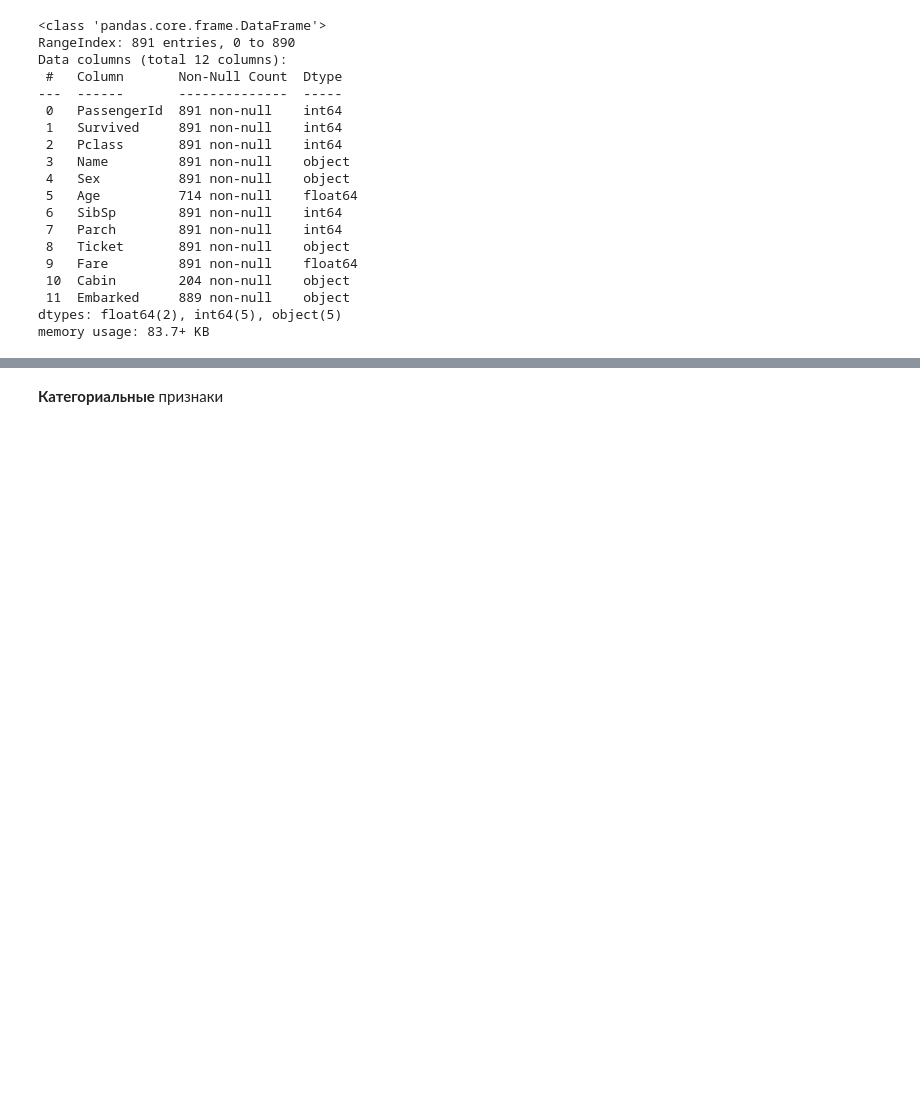
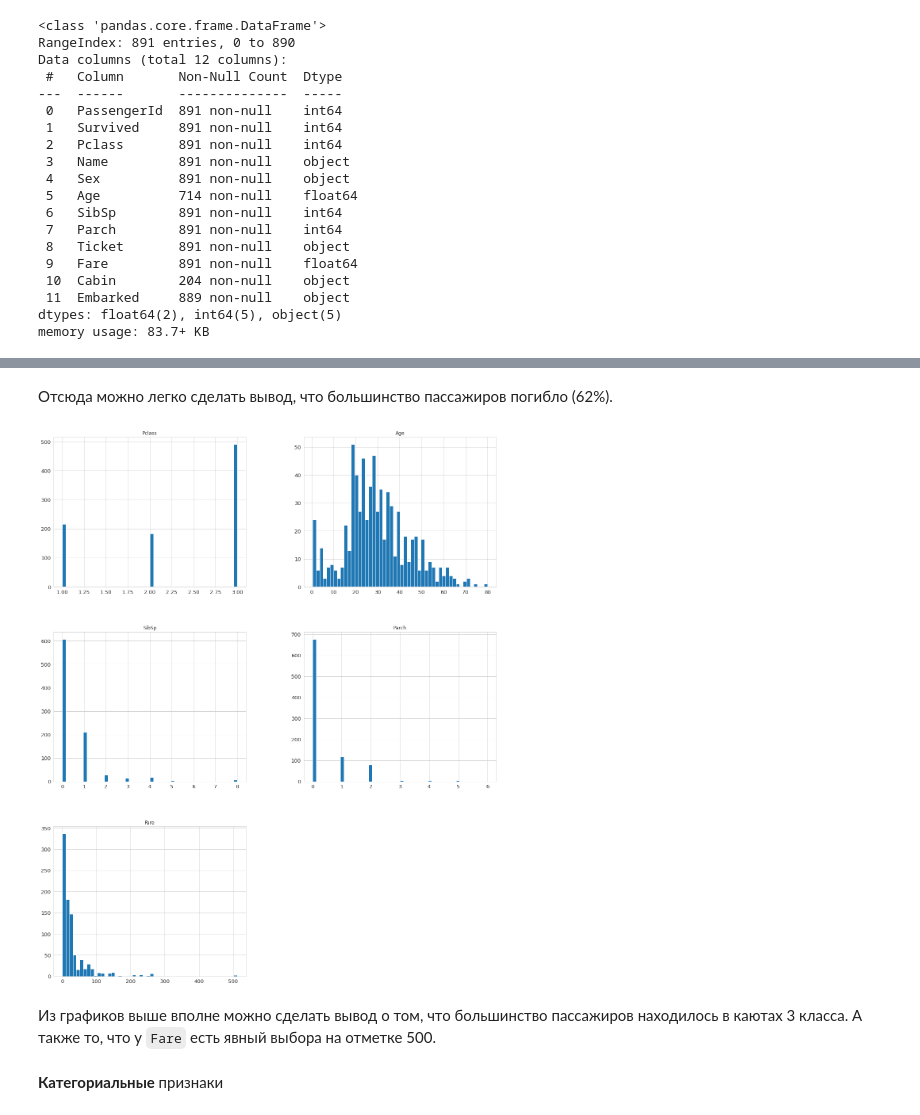
Before and after one commit to Lpshkn/Tutors, a Jupyter notebook: Practice/Titanic/Solution.ipynb, the cells around one changed output, grey strips where cells are left out. Drawn from its saved outputs; the diff is of its cells as text; code cells hidden in the pictures; blank space fills up the shorter version.

```diff
--- a/Practice/Titanic/Solution.ipynb
+++ b/Practice/Titanic/Solution.ipynb
@@ -79,3 +217,12 @@ memory usage: 83.7+ KB
+# %% [markdown]
+Отсюда можно легко сделать вывод, что большинство пассажиров погибло (62%).
+# %%
+df_train.drop(['PassengerId', 'Survived'], axis=1).hist(bins=50, figsize=(20, 25), xlabelsize=13, ylabelsize=13)
+plt.show()
+# %% [output]
+[figure, added]
+# %% [markdown]
+Из графиков выше вполне можно сделать вывод о том, что большинство пассажиров находилось в каютах 3 класса. А также то, что у `Fare` есть явный выбора на отметке 500.
 # %%
 categorial = list(df_train.dtypes[df_train.dtypes == 'object'].index)
 quantitative = df_train.dtypes[df_train.dtypes != 'object'].index.tolist()
```
Also changed, not shown: parts of 29 cells of this notebook.
